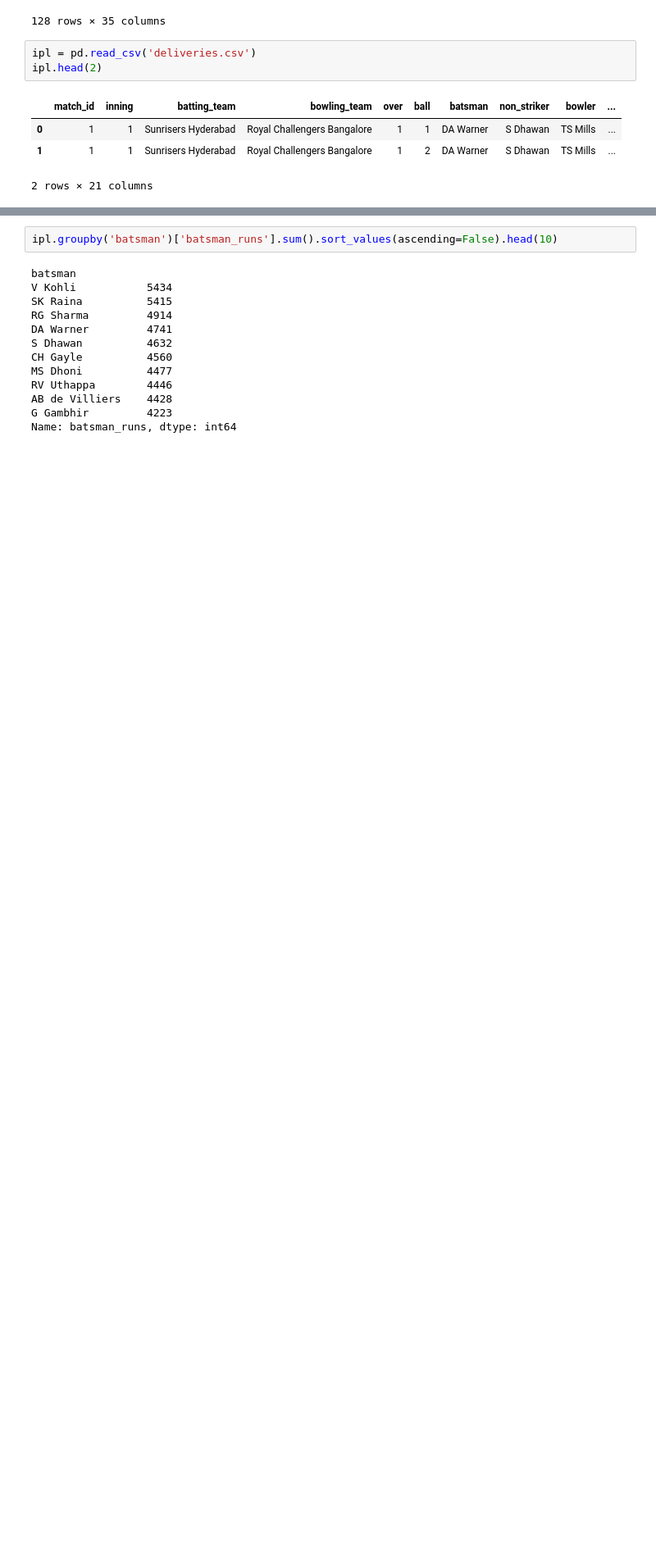
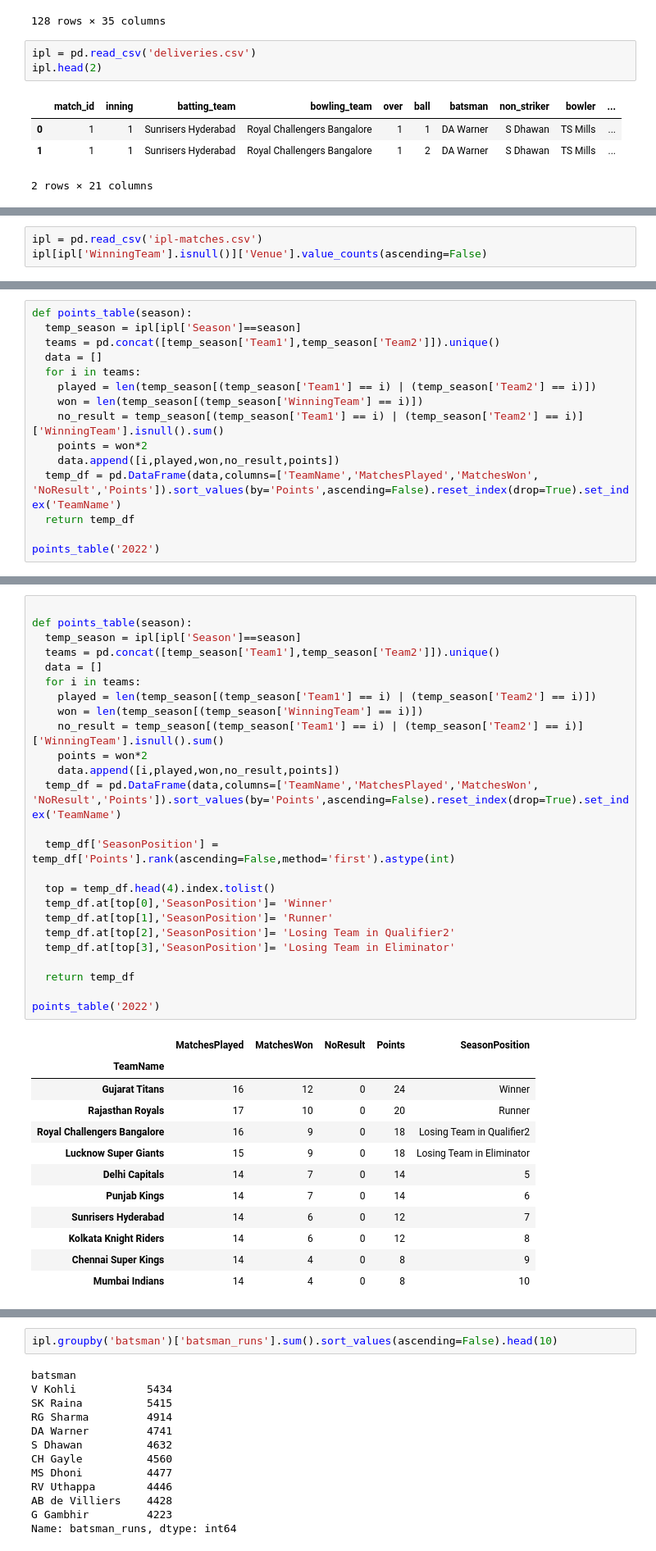
Before and after one commit to Arham097/Pandas, a Jupyter notebook: Practice_Problems.ipynb, the cells around one changed output, grey strips where cells are left out. Shown: that part at 82% size. Saved outputs shown, nothing was run; the diff lists cells and outputs as text; blank space fills up the shorter version.

```diff
--- a/Practice_Problems.ipynb
+++ b/Practice_Problems.ipynb
@@ -562,0 +651,3 @@ ipl.head(2)
+# %%
+ipl = pd.read_csv('ipl-matches.csv')
+ipl[ipl['WinningTeam'].isnull()]['Venue'].value_counts(ascending=False)
@@ -562,0 +689,15 @@ ipl.head(2)
+# %%
+def points_table(season):
+  temp_season = ipl[ipl['Season']==season]
+  teams = pd.concat([temp_season['Team1'],temp_season['Team2']]).unique()
+  data = []
+  for i in teams:
+    played = len(temp_season[(temp_season['Team1'] == i) | (temp_season['Team2'] == i)])
+    won = len(temp_season[(temp_season['WinningTeam'] == i)])
+    no_result = temp_season[(temp_season['Team1'] == i) | (temp_season['Team2'] == i)]['WinningTeam'].isnull().sum()
+    points = won*2
+    data.append([i,played,won,no_result,points])
+  temp_df = pd.DataFrame(data,columns=['TeamName','MatchesPlayed','MatchesWon', 'NoResult','Points']).sort_values(by='Points',ascending=False).reset_index(drop=True).set_index('TeamName')
+  return temp_df
+
+points_table('2022')
@@ -562,0 +743,38 @@ ipl.head(2)
+# %%
+
+def points_table(season):
+  temp_season = ipl[ipl['Season']==season]
+  teams = pd.concat([temp_season['Team1'],temp_season['Team2']]).unique()
+  data = []
+  for i in teams:
+    played = len(temp_season[(temp_season['Team1'] == i) | (temp_season['Team2'] == i)])
+    won = len(temp_season[(temp_season['WinningTeam'] == i)])
+    no_result = temp_season[(temp_season['Team1'] == i) | (temp_season['Team2'] == i)]['WinningTeam'].isnull().sum()
+    points = won*2
+    data.append([i,played,won,no_result,points])
+  temp_df = pd.DataFrame(data,columns=['TeamName','MatchesPlayed','MatchesWon', 'NoResult','Points']).sort_values(by='Points',ascending=False).reset_index(drop=True).set_index('TeamName')
+
+  temp_df['SeasonPosition'] = temp_df['Points'].rank(ascending=False,method='first').astype(int)
+
+  top = temp_df.head(4).index.tolist()
+  temp_df.at[top[0],'SeasonPosition']= 'Winner'
+  temp_df.at[top[1],'SeasonPosition']= 'Runner'
+  temp_df.at[top[2],'SeasonPosition']= 'Losing Team in Qualifier2'
+  temp_df.at[top[3],'SeasonPosition']= 'Losing Team in Eliminator'
+
+  return temp_df
+
+points_table('2022')
+# %% [output]
+|  | MatchesPlayed | MatchesWon | NoResult | Points | SeasonPosition |
+| TeamName |  |  |  |  |  |
+| Gujarat Titans | 16 | 12 | 0 | 24 | Winner |
+| Rajasthan Royals | 17 | 10 | 0 | 20 | Runner |
+| Royal Challengers Bangalore | 16 | 9 | 0 | 18 | Losing Team in Qualifier2 |
+| Lucknow Super Giants | 15 | 9 | 0 | 18 | Losing Team in Eliminator |
+| Delhi Capitals | 14 | 7 | 0 | 14 | 5 |
+| Punjab Kings | 14 | 7 | 0 | 14 | 6 |
+| Sunrisers Hyderabad | 14 | 6 | 0 | 12 | 7 |
+| Kolkata Knight Riders | 14 | 6 | 0 | 12 | 8 |
+| Chennai Super Kings | 14 | 4 | 0 | 8 | 9 |
+| Mumbai Indians | 14 | 4 | 0 | 8 | 10 |
```
Also changed, not shown: parts of 32 cells of this notebook.
